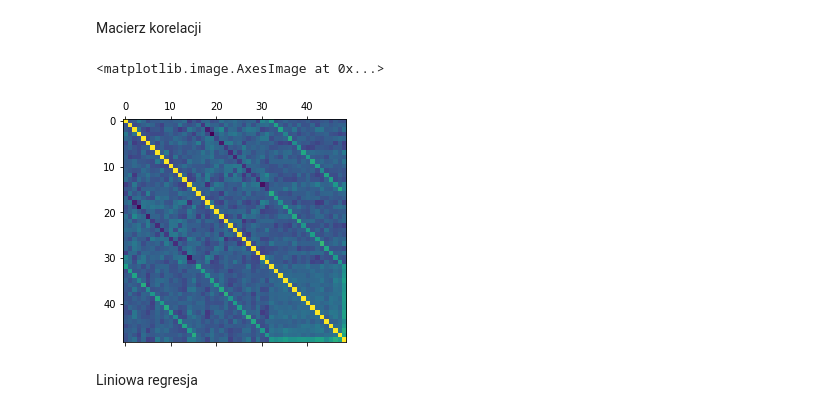
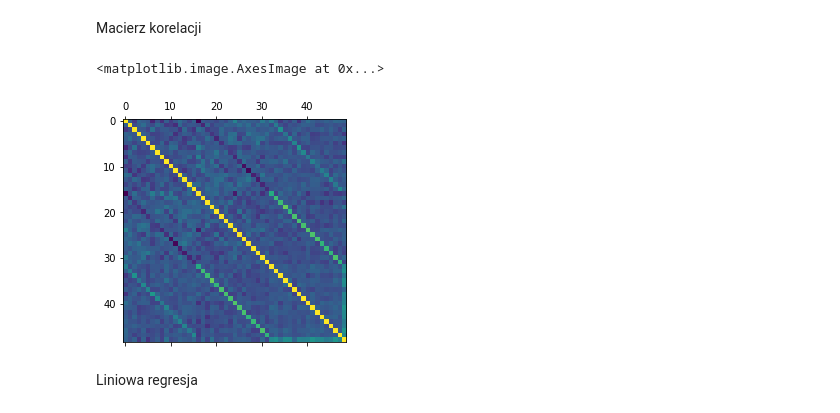
Before and after one commit to Michalinh0/DS2022, a Jupyter notebook: waveenergyconverters.ipynb, the cells around one changed output. Saved outputs shown, nothing was run; the diff lists cells and outputs as text; code cells hidden in the pictures.

```diff
--- a/waveenergyconverters.ipynb
+++ b/waveenergyconverters.ipynb
@@ -291,12 +303,12 @@ Testing accuracy -0.0107
 # %% [markdown]
 Macierz korelacji
 # %%
-corr = data_adelaide.corr()
+corr = data_tasmania.corr()
 
 plt.matshow(corr)
 # %% [output]
 <matplotlib.image.AxesImage at 0x...>
-[figure, old version]
+[figure, new version]
 # %% [markdown]
 Liniowa regresja
 # %%
```
Also changed, not shown: parts of 19 cells of this notebook.
